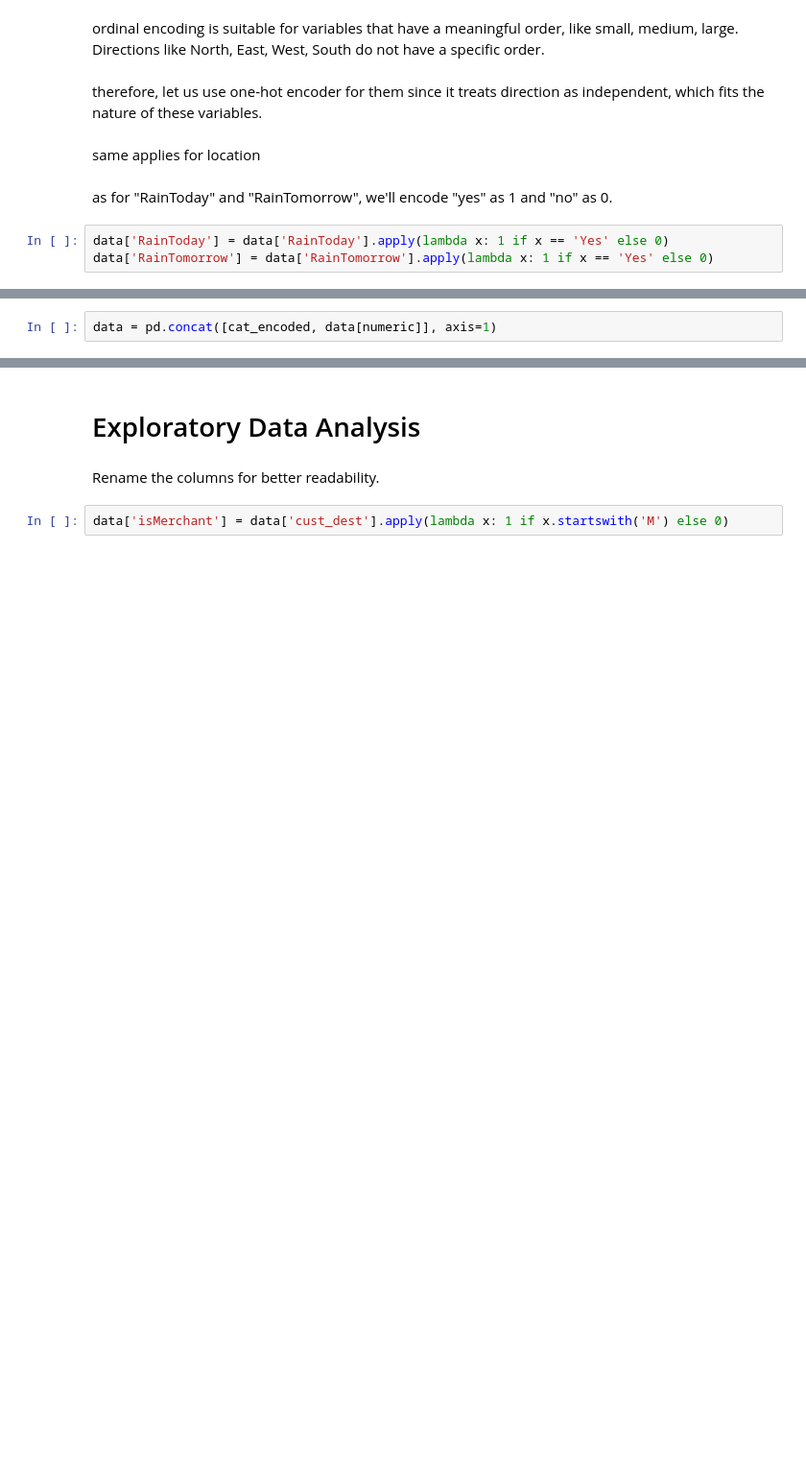
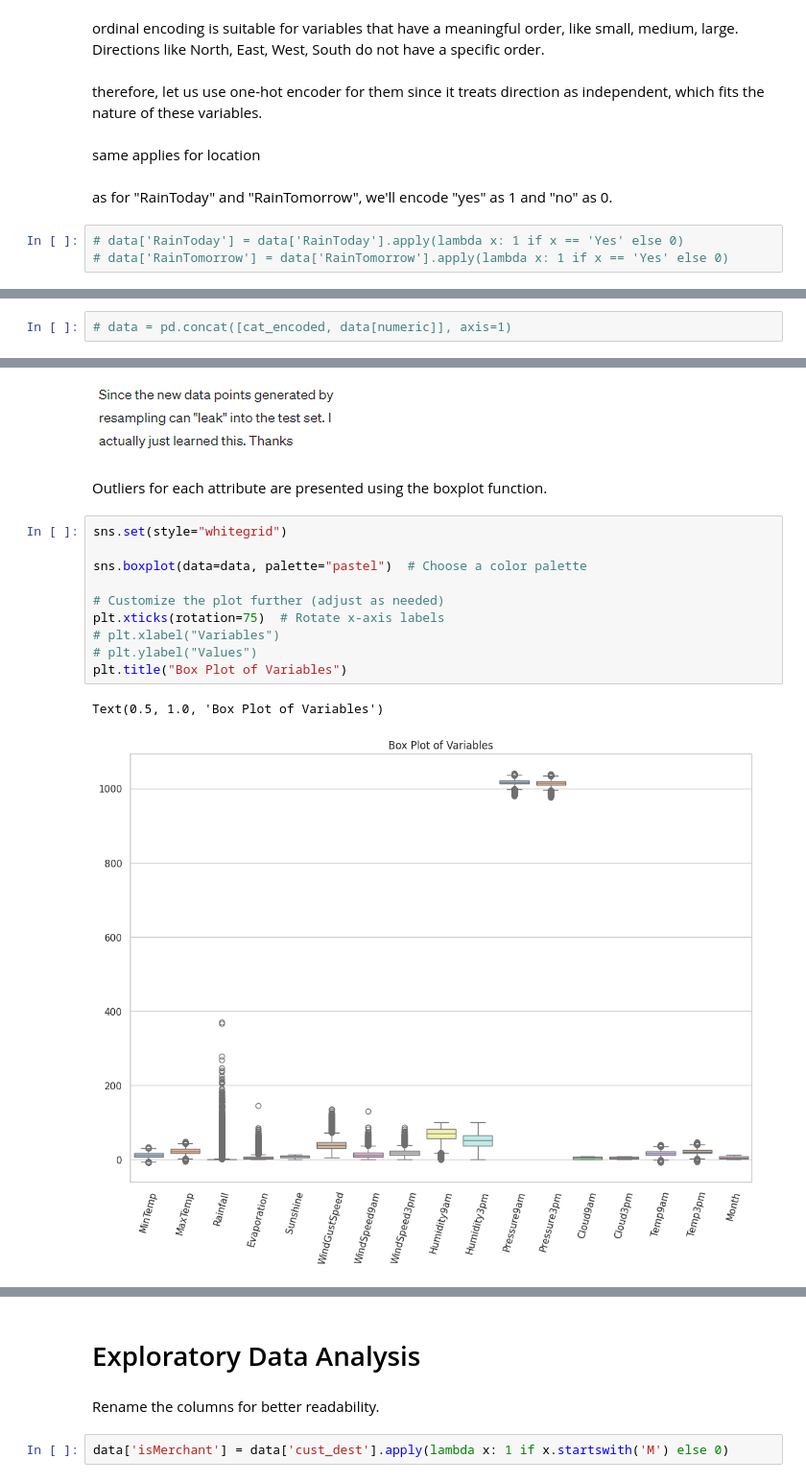
Before and after one commit to ikoghoemmanuell/Machine_Learning-Based_Rainfall_Prediction, a Jupyter notebook: rain (1).ipynb, the cells around one changed output, grey strips where cells are left out. Shown: that part at 96% size. Cells and saved outputs as stored; diff of their text form; blank space fills up the shorter version.

```diff
--- a/rain (1).ipynb
+++ b/rain (1).ipynb
@@ -200,6 +186,6 @@ same applies for location
 # %% [markdown]
 as for "RainToday" and "RainTomorrow", we'll encode "yes" as 1 and "no" as 0.
 # %%
-data['RainToday'] = data['RainToday'].apply(lambda x: 1 if x == 'Yes' else 0)
-data['RainTomorrow'] = data['RainTomorrow'].apply(lambda x: 1 if x == 'Yes' else 0)
+# data['RainToday'] = data['RainToday'].apply(lambda x: 1 if x == 'Yes' else 0)
+# data['RainTomorrow'] = data['RainTomorrow'].apply(lambda x: 1 if x == 'Yes' else 0)
 # %%
@@ -220,2 +204,2 @@ numeric_cols: ['MinTemp', 'MaxTemp', 'Rainfall', 'Evaporation', 'Sunshine', 'Win
 # %%
-data = pd.concat([cat_encoded, data[numeric]], axis=1)
+# data = pd.concat([cat_encoded, data[numeric]], axis=1)
@@ -221,0 +249,17 @@ data = pd.concat([cat_encoded, data[numeric]], axis=1)
+# %% [markdown]
+![image.png](embedded-picture-1)
+# %% [markdown]
+Outliers for each attribute are presented using the boxplot function.
+# %%
+sns.set(style="whitegrid")
+
+sns.boxplot(data=data, palette="pastel")  # Choose a color palette
+
+# Customize the plot further (adjust as needed)
+plt.xticks(rotation=75)  # Rotate x-axis labels
+# plt.xlabel("Variables")
+# plt.ylabel("Values")
+plt.title("Box Plot of Variables")
+# %% [output]
+Text(0.5, 1.0, 'Box Plot of Variables')
+[figure, added]
```
Also changed, not shown: parts of 23 cells of this notebook.
